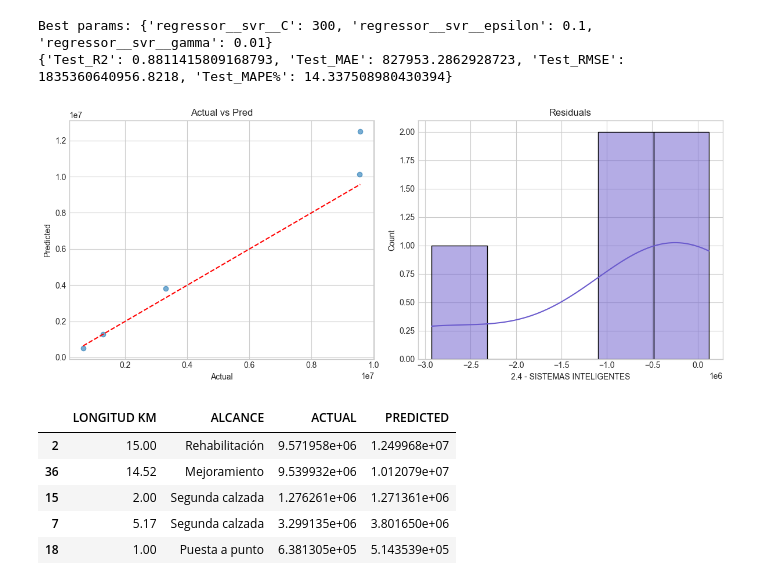
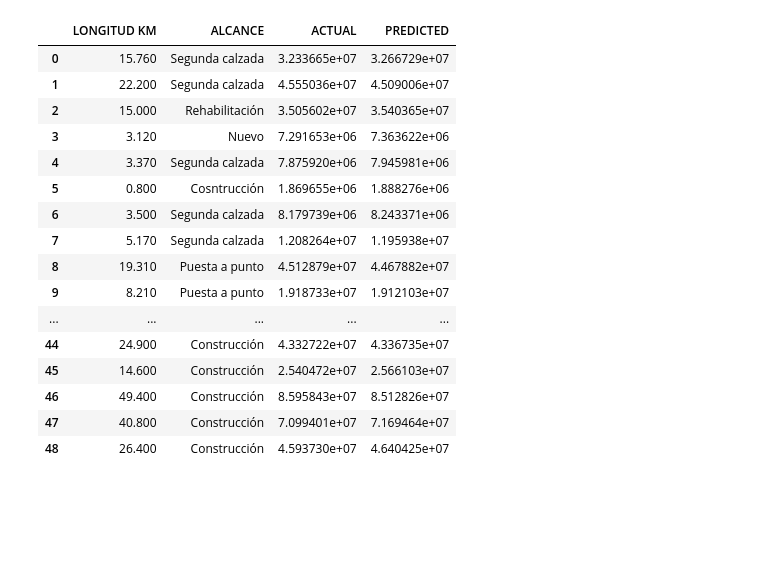
Before and after one commit to ForeroAlejandroGit/practicum, a Jupyter notebook: src/machine_learning.ipynb, the cells around one changed output. Cells and saved outputs as stored; diff of their text form; code cells hidden in the pictures; blank space fills up the shorter version.

```diff
--- a/src/machine_learning.ipynb
+++ b/src/machine_learning.ipynb
@@ -108,6 +78,10 @@ Best params: {'regressor__svr__C': 300, 'regressor__svr__epsilon': 0.1, 'regress
 # %%
 predictor_name = 'LONGITUD KM'
 hue_name = 'ALCANCE'
-target_names_function_of_longitude = '2.4 - SISTEMAS INTELIGENTES'
+target_names_function_of_longitude = '2.2 TRAZADO Y DISEÑO GEOMÉTRICO'
+# target_names_function_of_longitude = '2.4 - SISTEMAS INTELIGENTES'
 df_item = df.loc[:, [predictor_name, hue_name, target_names_function_of_longitude]]
-df_clean = remove_outliers(df_item, target_names_function_of_longitude)
+df_item_cleaned = remove_outliers(df_item, target_names_function_of_longitude)
+print(f'*********{target_names_function_of_longitude}*********')
+# preproccesing.show_plots_eda(predictor_name, target_names_function_of_longitude, hue_name, df_item_cleaned)
+X_test, y_test, y_predicted   = train_model(df_item_cleaned, predictor_name, hue_name, target_names_function_of_longitude)
@@ -114,7 +92,0 @@ df_clean = remove_outliers(df_item, target_names_function_of_longitude)
-# %%
-train_model
-Xte, yte, yp  = train_model(df_clean, predictor_name, hue_name, target_names_function_of_longitude)
-# %% [output]
-Best params: {'regressor__svr__C': 300, 'regressor__svr__epsilon': 0.1, 'regressor__svr__gamma': 0.01}
-{'Test_R2': 0.8811415809168793, 'Test_MAE': 827953.2862928723, 'Test_RMSE': 1835360640956.8218, 'Test_MAPE%': 14.337508980430394}
-[figure, removed]
@@ -121,12 +113,23 @@ Best params: {'regressor__svr__C': 300, 'regressor__svr__epsilon': 0.1, 'regress
 # %%
-Xte['ACTUAL'] = yte
-Xte['PREDICTED'] = yp
-output = Xte.drop(columns=['LONGITUD KM LOG'])
+X_test['ACTUAL'] = y_test
+X_test['PREDICTED'] = y_predicted
+output = X_test.drop(columns=['LONGITUD KM LOG'])
 output
 # %% [output]
 |  | LONGITUD KM | ALCANCE | ACTUAL | PREDICTED |
-| 2 | 15.00 | Rehabilitación | 9.571958e+06 | 1.249968e+07 |
-| 36 | 14.52 | Mejoramiento | 9.539932e+06 | 1.012079e+07 |
-| 15 | 2.00 | Segunda calzada | 1.276261e+06 | 1.271361e+06 |
-| 7 | 5.17 | Segunda calzada | 3.299135e+06 | 3.801650e+06 |
-| 18 | 1.00 | Puesta a punto | 6.381305e+05 | 5.143539e+05 |
+| 0 | 15.760 | Segunda calzada | 3.233665e+07 | 3.266729e+07 |
+| 1 | 22.200 | Segunda calzada | 4.555036e+07 | 4.509006e+07 |
+| 2 | 15.000 | Rehabilitación | 3.505602e+07 | 3.540365e+07 |
+| 3 | 3.120 | Nuevo | 7.291653e+06 | 7.363622e+06 |
+| 4 | 3.370 | Segunda calzada | 7.875920e+06 | 7.945981e+06 |
+| 5 | 0.800 | Cosntrucción | 1.869655e+06 | 1.888276e+06 |
+| 6 | 3.500 | Segunda calzada | 8.179739e+06 | 8.243371e+06 |
+| 7 | 5.170 | Segunda calzada | 1.208264e+07 | 1.195938e+07 |
+| 8 | 19.310 | Puesta a punto | 4.512879e+07 | 4.467882e+07 |
+| 9 | 8.210 | Puesta a punto | 1.918733e+07 | 1.912103e+07 |
+| ... | ... | ... | ... | ... |
+| 44 | 24.900 | Construcción | 4.332722e+07 | 4.336735e+07 |
+| 45 | 14.600 | Construcción | 2.540472e+07 | 2.566103e+07 |
+| 46 | 49.400 | Construcción | 8.595843e+07 | 8.512826e+07 |
+| 47 | 40.800 | Construcción | 7.099401e+07 | 7.169464e+07 |
+| 48 | 26.400 | Construcción | 4.593730e+07 | 4.640425e+07 |
```
Also changed, not shown: parts of 8 cells of this notebook, 2 other files.
